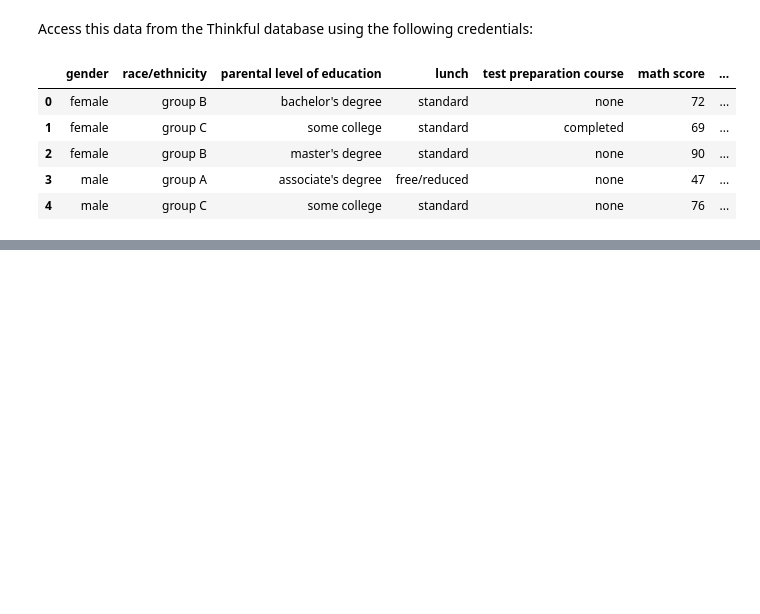
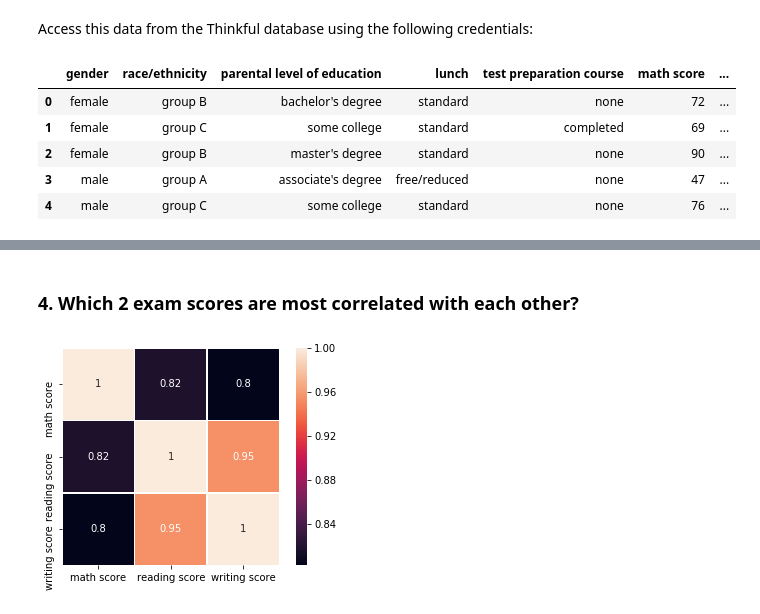
Before and after one commit to cnarrieta18/Thinkful, a Jupyter notebook: 5_Supervised_Learning/Thinkful_Module_16_Data_Exploration_2.ipynb, the cells around one changed output, grey strips where cells are left out. Cells and saved outputs as stored; diff of their text form; code cells hidden in the pictures; blank space fills up the shorter version.

```diff
--- a/5_Supervised_Learning/Thinkful_Module_16_Data_Exploration_2.ipynb
+++ b/5_Supervised_Learning/Thinkful_Module_16_Data_Exploration_2.ipynb
@@ -59,0 +317,7 @@ studentsperformance_df.head(5)
+# %% [markdown]
+### 4. Which 2 exam scores are most correlated with each other?
+# %%
+sns.heatmap(studentsperformance_df.corr(), square=True, annot=True, linewidths=.5)
+plt.show();
+# %% [output]
+[figure, added]
```
Also changed, not shown: parts of 17 cells of this notebook.
